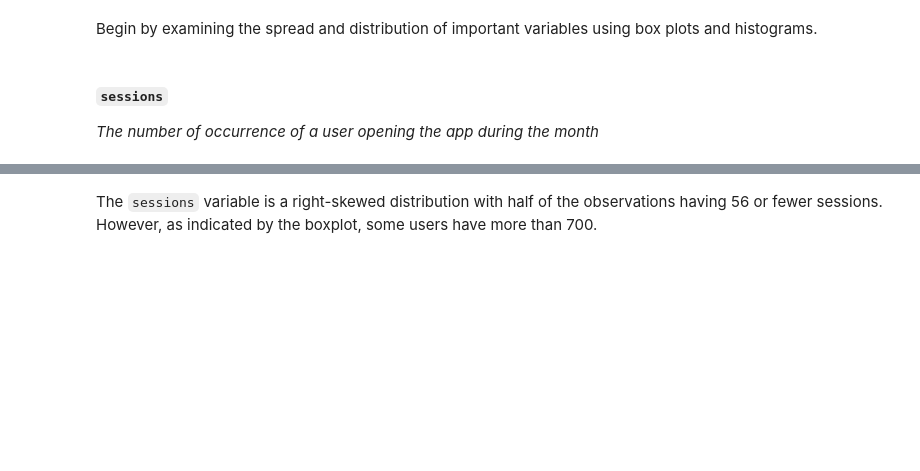
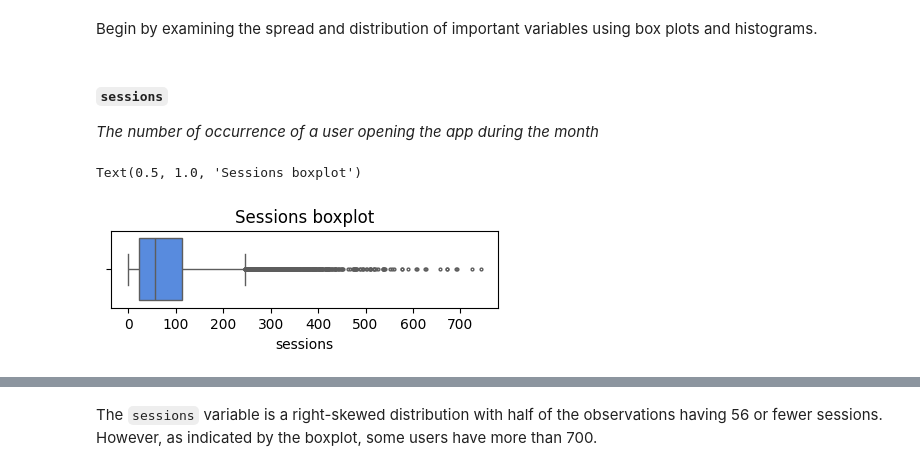
Before and after one commit to dianario/waze-project, a Jupyter notebook: 3_Waze_EDA.ipynb, the cells around one changed output, grey strips where cells are left out. Saved outputs shown, nothing was run; the diff lists cells and outputs as text; code cells hidden in the pictures; blank space fills up the shorter version.

Commit message:
Plot histograms and boxplots

```diff
--- a/3_Waze_EDA.ipynb
+++ b/3_Waze_EDA.ipynb
@@ -203,0 +196,12 @@ _The number of occurrence of a user opening the app during the month_
+# %%
+# Box plot
+plt.figure(figsize=(5,1))
+sns.boxplot(data =df,
+            x= 'sessions',
+            fliersize= 2,
+            color='#4285F4'
+            )
+plt.title('Sessions boxplot')
+# %% [output]
+Text(0.5, 1.0, 'Sessions boxplot')
+[figure, added]
```
Also changed, not shown: parts of 51 cells of this notebook.
